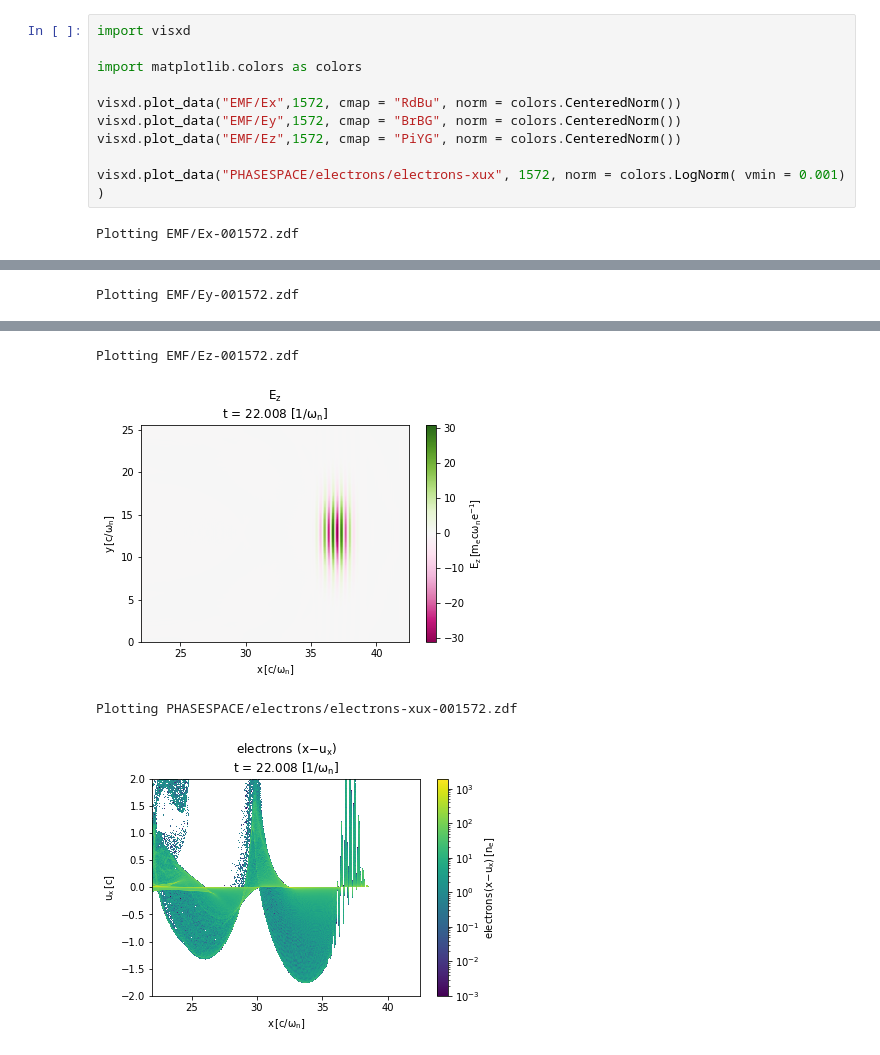
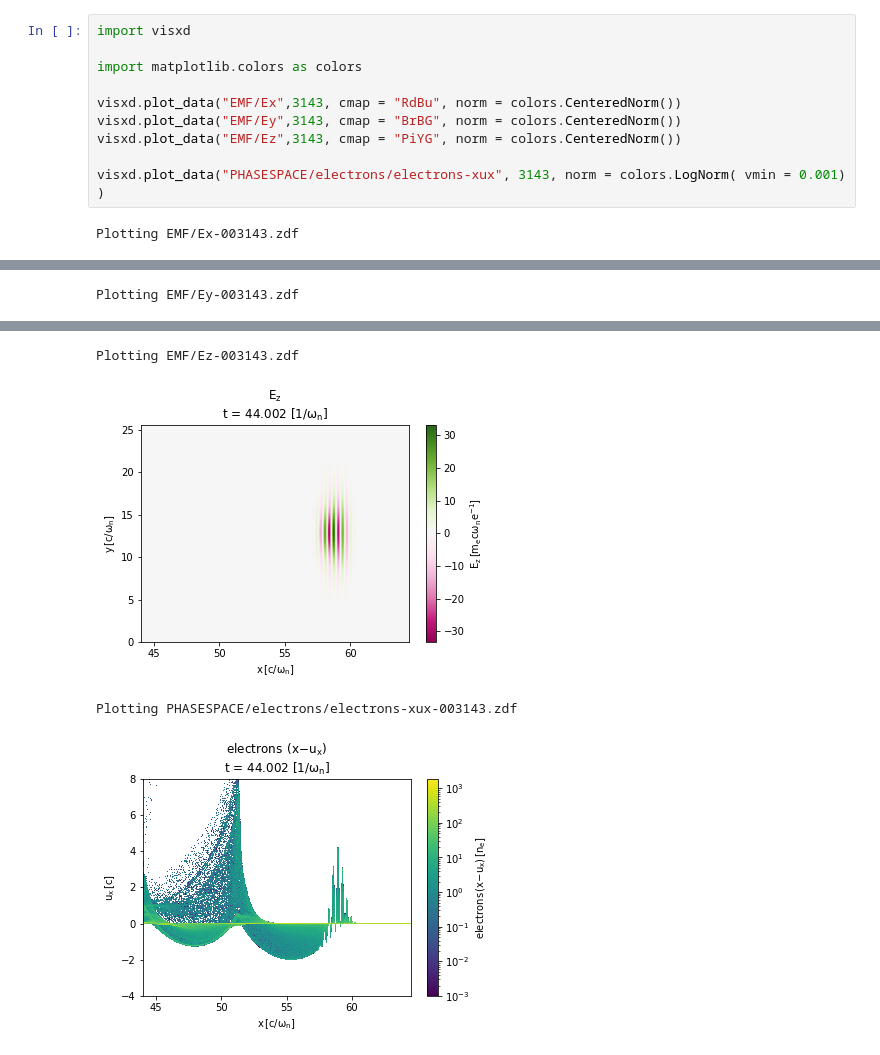
Before and after one commit to ricardo-fonseca/zpic-cuda, a Jupyter notebook: LWFA.ipynb, the cells around one changed output, grey strips where cells are left out. Saved outputs shown, nothing was run; the diff lists cells and outputs as text.

```diff
--- a/LWFA.ipynb
+++ b/LWFA.ipynb
@@ -3,10 +3,10 @@ import visxd
 
 import matplotlib.colors as colors
 
-visxd.plot_data("EMF/Ex",1572, cmap = "RdBu", norm = colors.CenteredNorm())
-visxd.plot_data("EMF/Ey",1572, cmap = "BrBG", norm = colors.CenteredNorm())
-visxd.plot_data("EMF/Ez",1572, cmap = "PiYG", norm = colors.CenteredNorm())
+visxd.plot_data("EMF/Ex",3143, cmap = "RdBu", norm = colors.CenteredNorm())
+visxd.plot_data("EMF/Ey",3143, cmap = "BrBG", norm = colors.CenteredNorm())
+visxd.plot_data("EMF/Ez",3143, cmap = "PiYG", norm = colors.CenteredNorm())
 
-visxd.plot_data("PHASESPACE/electrons/electrons-xux", 1572, norm = colors.LogNorm( vmin = 0.001) )
+visxd.plot_data("PHASESPACE/electrons/electrons-xux", 3143, norm = colors.LogNorm( vmin = 0.001) )
 # %% [output]
-Plotting EMF/Ex-001572.zdf
+Plotting EMF/Ex-003143.zdf
@@ -14 +14 @@ Plotting EMF/Ex-001572.zdf
-Plotting EMF/Ey-001572.zdf
+Plotting EMF/Ey-003143.zdf
@@ -16,4 +16,4 @@ Plotting EMF/Ey-001572.zdf
-Plotting EMF/Ez-001572.zdf
+Plotting EMF/Ez-003143.zdf
-[figure, old version]
+[figure, new version]
-Plotting PHASESPACE/electrons/electrons-xux-001572.zdf
+Plotting PHASESPACE/electrons/electrons-xux-003143.zdf
-[figure, old version]
+[figure, new version]
```
Also changed, not shown: parts of 1 cell of this notebook, 13 other files.
